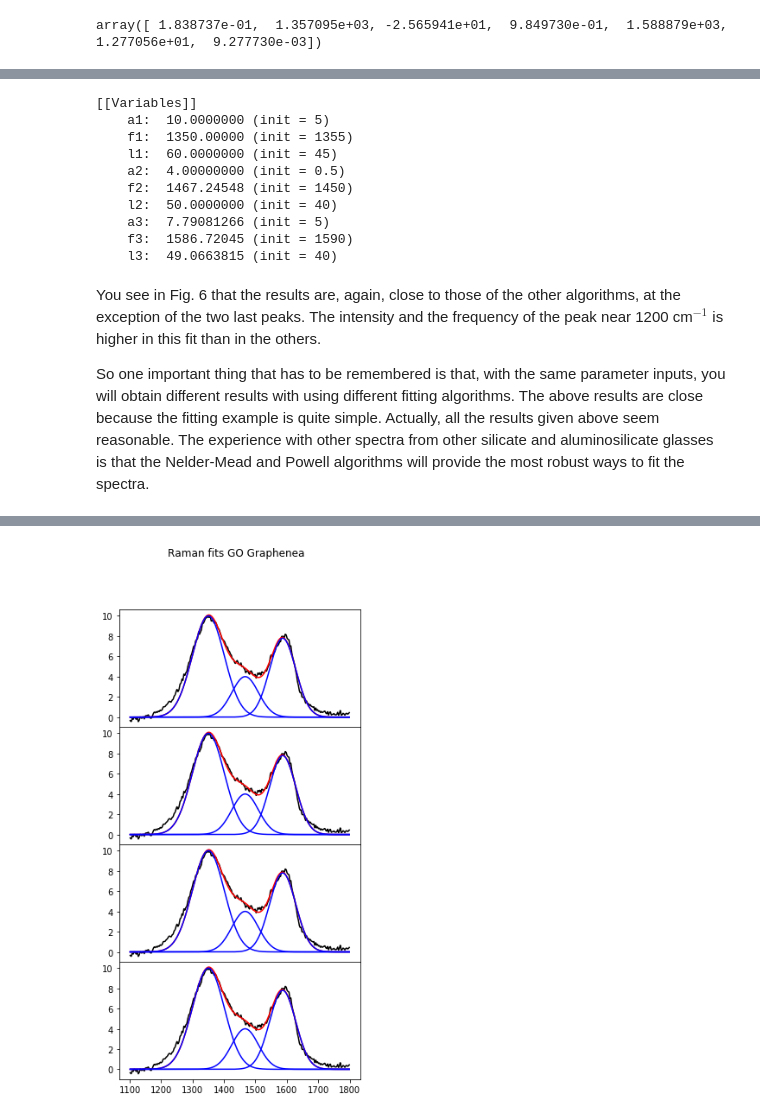
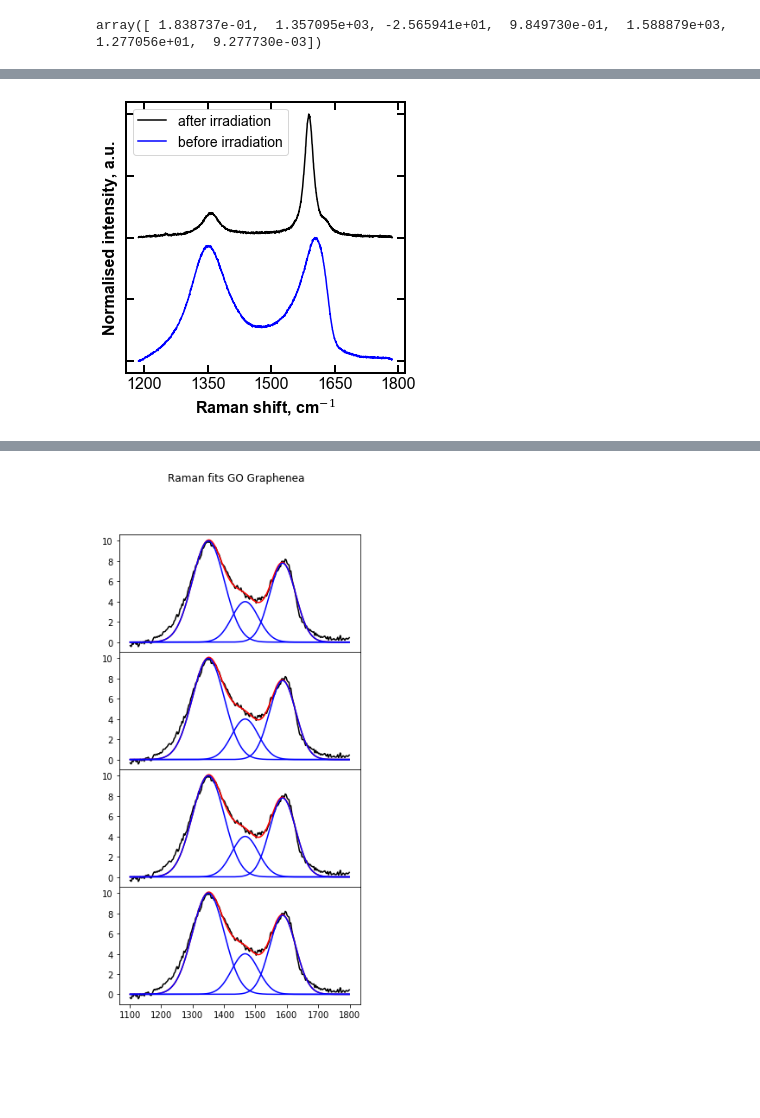
Before and after one commit to hududed/raman-analysis, a Jupyter notebook: nbs/Raman_ALEX.ipynb, the cells around one changed output, grey strips where cells are left out. Drawn from its saved outputs; the diff is of its cells as text; code cells hidden in the pictures; blank space fills up the shorter version.

```diff
--- a/nbs/Raman_ALEX.ipynb
+++ b/nbs/Raman_ALEX.ipynb
@@ -633,17 +279,0 @@ rchi-2 =
-# %%
-print(model)
-# %% [output]
-[[Variables]]
-    a1:  10.0000000 (init = 5)
-    f1:  1350.00000 (init = 1355)
-    l1:  60.0000000 (init = 45)
-    a2:  4.00000000 (init = 0.5)
-    f2:  1467.24548 (init = 1450)
-    l2:  50.0000000 (init = 40)
-    a3:  7.79081266 (init = 5)
-    f3:  1586.72045 (init = 1590)
-    l3:  49.0663815 (init = 40)
-# %% [markdown]
-You see in Fig. 6 that the results are, again, close to those of the other algorithms, at the exception of the two last peaks. The intensity and the frequency of the peak near 1200 cm$^{-1}$ is higher in this fit than in the others.
-
-So one important thing that has to be remembered is that, with the same parameter inputs, you will obtain different results with using different fitting algorithms. The above results are close because the fitting example is quite simple. Actually, all the results given above seem reasonable. The experience with other spectra from other silicate and aluminosilicate glasses is that the Nelder-Mead and Powell algorithms will provide the most robust ways to fit the spectra.
@@ -707,0 +280,16 @@ def show_plts(fn, parameters, method):
+# %%
+fig, ax = plt.subplots(1, figsize=(5, 5))
+ax.xaxis.set_major_locator(plt.MaxNLocator(5))
+ax.set_yticklabels([])
+plt.plot(x,y_mm+1,'k-',label='after irradiation')
+# plt.plot(x,df_proc+1,'r-', linewidth = 3, label='fit LRG')
+plt.plot(x,y0_mm,'b-',label='before irradiation')
+# plt.plot(x,df_proc1,'m-',linewidth = 3, label='fit GO')
+plt.legend()
+
+plt.xlabel("Raman shift, cm$^{-1}$", fontsize = 16)
+plt.ylabel("Normalised intensity, a.u.", fontsize = 16)
+# plt.title("Fig. 3: normalised spectrum",fontsize = 16,fontweight="bold")
+plt.savefig(path/'Fig3.png', format='png', dpi=300)
+# %% [output]
+[figure, added]
```
Also changed, not shown: parts of 56 cells of this notebook, 8 other files.
